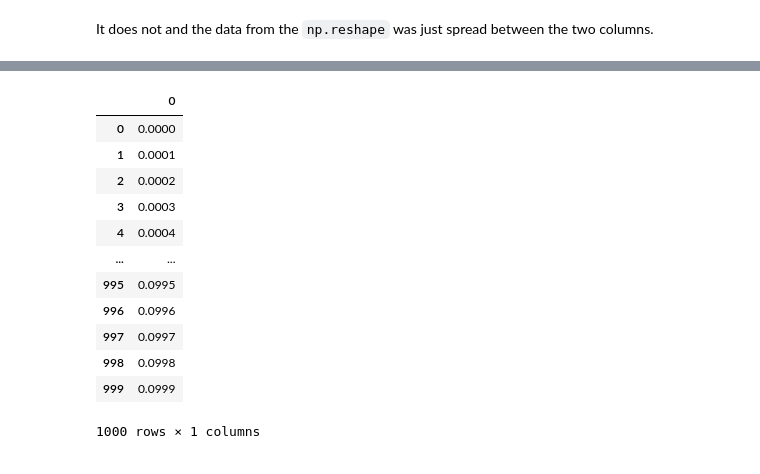
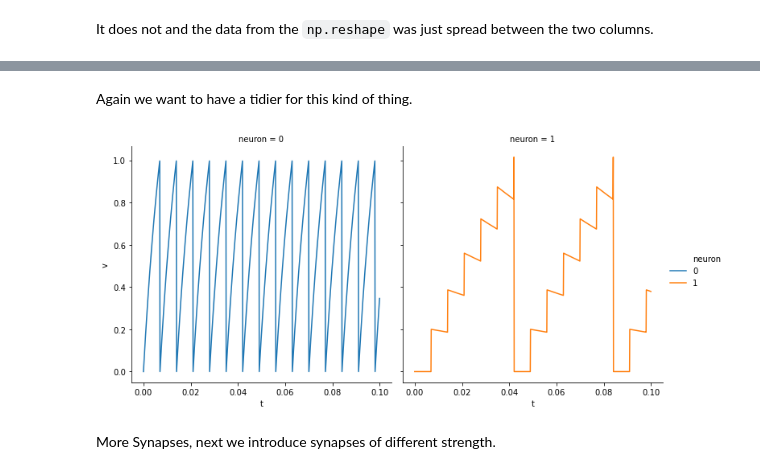
Before and after one commit to linusconrad/neurodynamics-learning, a Jupyter notebook: Linus-neurodyn-notes.ipynb, the cells around one changed output, grey strips where cells are left out. Drawn from its saved outputs; the diff is of its cells as text; code cells hidden in the pictures.

```diff
--- a/Linus-neurodyn-notes.ipynb
+++ b/Linus-neurodyn-notes.ipynb
@@ -777,19 +805,39 @@ sns.relplot(x = 'variable',
-# %%
-#  Try to include the time in this
-# the time actually is in column format
-testt = pd.DataFrame(np.array(Mstate.t)())
-testt
-# %% [output]
-|  | 0 |
-| 0 | 0.0000 |
-| 1 | 0.0001 |
-| 2 | 0.0002 |
-| 3 | 0.0003 |
-| 4 | 0.0004 |
-| ... | ... |
-| 995 | 0.0995 |
-| 996 | 0.0996 |
-| 997 | 0.0997 |
-| 998 | 0.0998 |
-| 999 | 0.0999 |
-1000 rows × 1 columns
+# %% [markdown]
+Again we want to have a tidier for this kind of thing.
+# %%
+# you cant use .v something as a wildcard..unfortunately
+# so this function can just deal with monitors of v
+def tidy_v(ts_statemon):
+    '''
+    Function that will return a tidy timeseries dataframe
+    from a brian StateMon object.
+    '''
+    # start over with a wide frame
+    ts_frame = pd.DataFrame(ts_statemon.v)
+
+    # the number of rows is the number of neurons
+    n_neuron = ts_statemon.v.shape[0]
+
+    # make long with 1 Neuron as 1 column
+    ts_frame = ts_frame.transpose()
+    # add the time axis
+    ts_frame.index.name = 't_dummy'
+    ts_frame['t'] = pd.Series(np.array(ts_statemon.t))
+    # this does the job
+    return(pd.melt(ts_frame,
+                   value_vars = list(range(0, n_neuron)),
+                   id_vars = ['t'],
+                   var_name = "neuron",
+                   value_name = 'v'))
+# %%
+# test the function
+sns.relplot(x = 't',
+            y = 'v',
+            hue = "neuron",
+            col = "neuron",
+            kind = "line",
+            data = tidy_v(M));
+# %% [output]
+[figure, added]
+# %% [markdown]
+More Synapses, next we introduce synapses of different strength.
```
Also changed, not shown: parts of 21 cells of this notebook, 2 other files.
